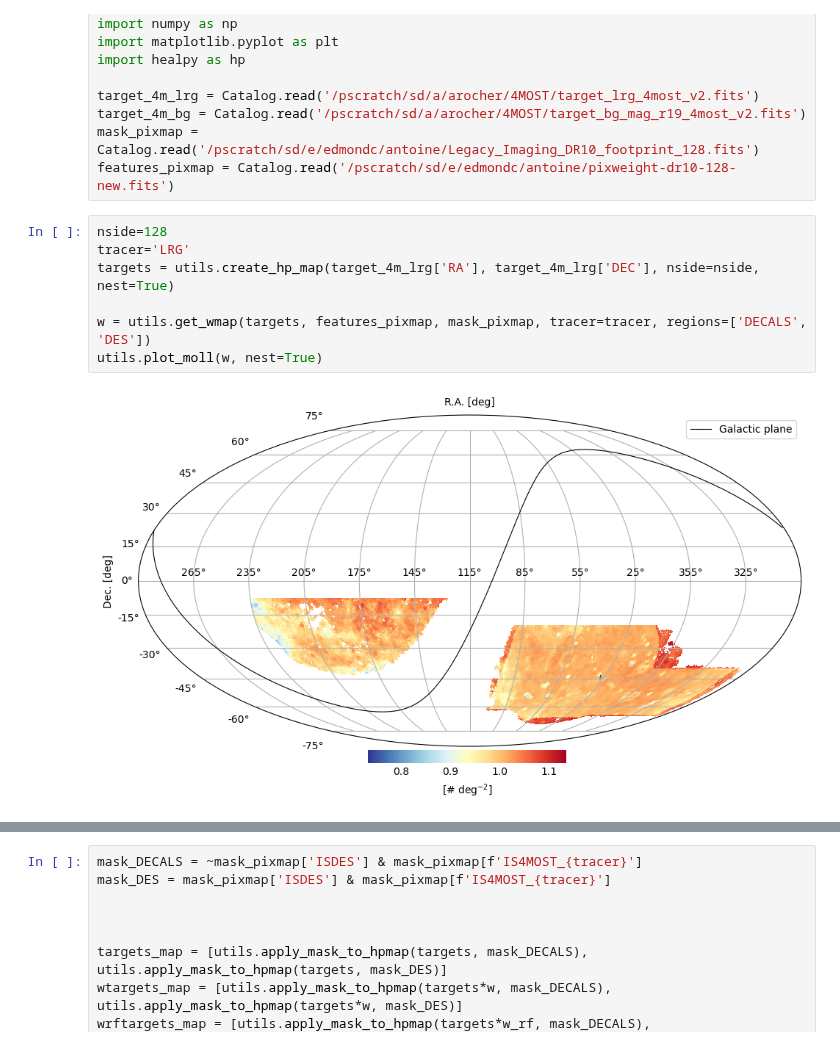
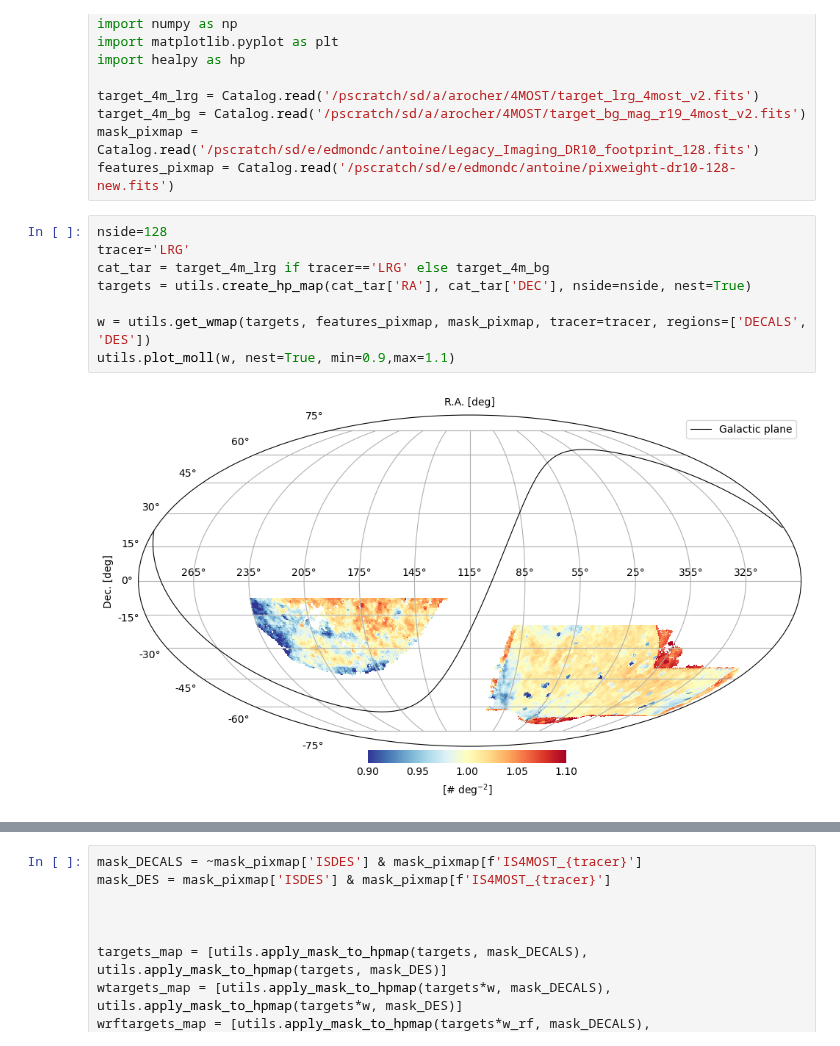
Before and after one commit to 4most-crs/4MOST_CRS_tools, a Jupyter notebook: systematic_regression.ipynb, the cells around one changed output, grey strips where cells are left out. Cells and saved outputs as stored; diff of their text form.

```diff
--- a/systematic_regression.ipynb
+++ b/systematic_regression.ipynb
@@ -13,9 +13,10 @@ features_pixmap = Catalog.read('/pscratch/sd/e/edmondc/antoine/pixweight-dr10-12
 # %%
 nside=128
 tracer='LRG'
-targets = utils.create_hp_map(target_4m_lrg['RA'], target_4m_lrg['DEC'], nside=nside, nest=True)
+cat_tar = target_4m_lrg if tracer=='LRG' else target_4m_bg
+targets = utils.create_hp_map(cat_tar['RA'], cat_tar['DEC'], nside=nside, nest=True)
 
 w = utils.get_wmap(targets, features_pixmap, mask_pixmap, tracer=tracer, regions=['DECALS', 'DES'])
-utils.plot_moll(w, nest=True)
+utils.plot_moll(w, nest=True, min=0.9,max=1.1)
 # %% [output]
-[figure, old version]
+[figure, new version]
```
Also changed, not shown: parts of 6 cells of this notebook, 1 other file.
